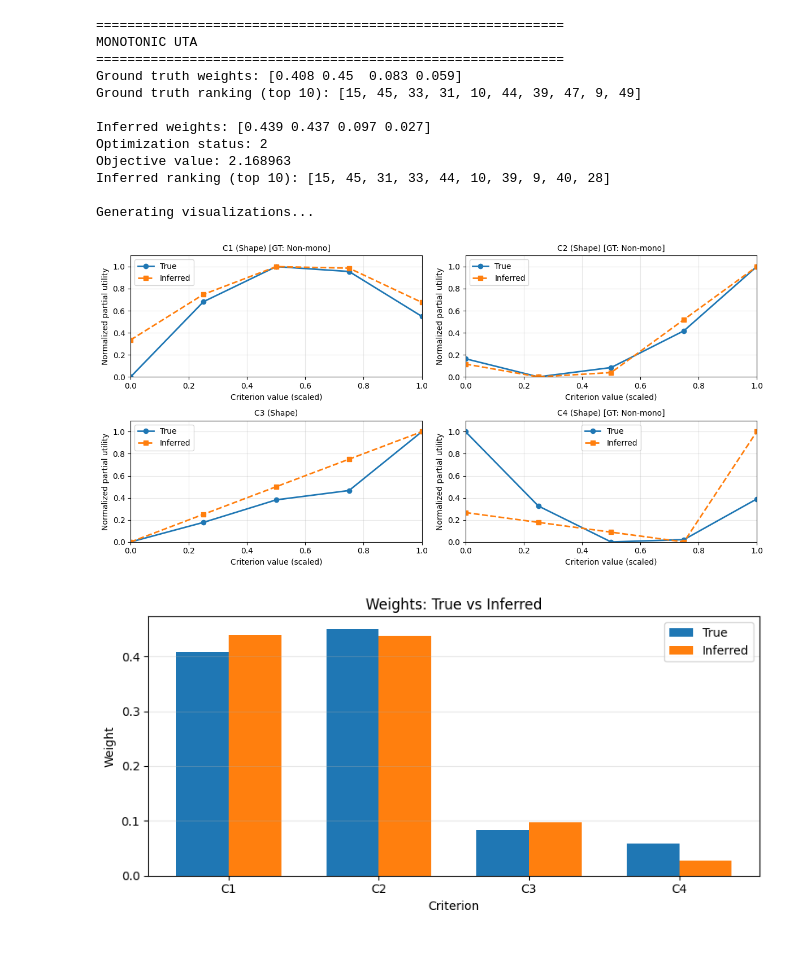
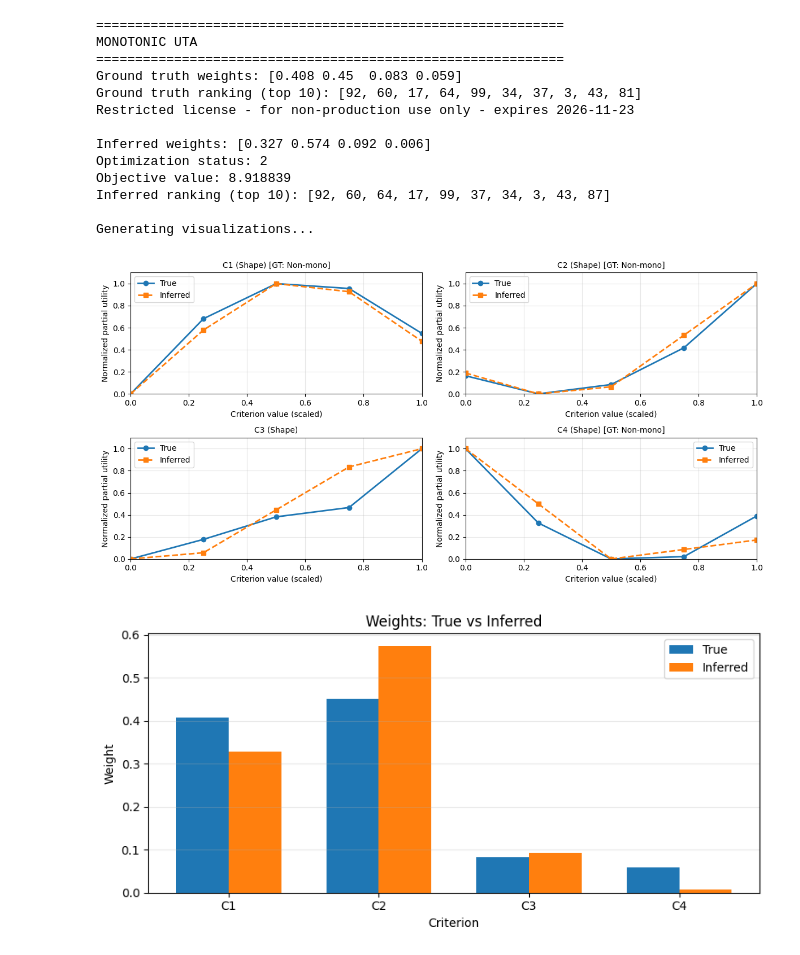
Before and after one commit to MathysBgh/UTA_project, a Jupyter notebook: uta_non_monotonic.ipynb, the cells around one changed output. Drawn from its saved outputs; the diff is of its cells as text; code cells hidden in the pictures.

Commit message:
Updates on non-monotonic version 2

```diff
--- a/uta_non_monotonic.ipynb
+++ b/uta_non_monotonic.ipynb
@@ -277,7 +277,6 @@ def uta_inf(
     verbose: bool = False,
 ) -> Dict[str, Any]:
     """
-    UTA inference proche de ta version UNIFIED :
 
     - use_non_monotonic = False : UTA classique monotone (comme avant)
     - use_non_monotonic = True  : tous les critères sont potentiellement non monotones
@@ -721,44 +720,45 @@ def run_protocol(
 # ==================== NON-MONOTONIC UTA ====================
 
 # Generate synthetic data
-np.random.seed(3)
-n, m, L = 50, 4, 5
+np.random.seed(7)
+n, m, L = 100, 4, 5
 X = np.random.randint(0, 100, size=(n, m))
 
 print("="*60)
 print("MONOTONIC UTA")
 print("="*60)
 
 # Generate monotonic ground truth
 gt_mono = uta_gt(X, L=L, seed=2)
 print(f"Ground truth weights: {np.round(gt_mono['weights'], 3)}")
 print(f"Ground truth ranking (top 10): {gt_mono['ranking'][:10]}")
 
 # Infer monotonic model
 res_mono = uta_inf(X, order=gt_mono['ranking'], L=L, use_non_monotonic=True, gamma_weight=0.5)
 print(f"\nInferred weights: {np.round(res_mono['weights'], 3)}")
 print(f"Optimization status: {res_mono['status']}")
 print(f"Objective value: {res_mono['obj']:.6f}")
 print(f"Inferred ranking (top 10): {res_mono['ranking'][:10]}")
 
 # Visualize monotonic results
 print("\nGenerating visualizations...")
 plot_value_functions(gt_mono, res_mono, mode="shape")
 plot_weights(gt_mono, res_mono)
 # %% [output]
 ============================================================
 MONOTONIC UTA
 ============================================================
 Ground truth weights: [0.408 0.45  0.083 0.059]
-Ground truth ranking (top 10): [15, 45, 33, 31, 10, 44, 39, 47, 9, 49]
+Ground truth ranking (top 10): [92, 60, 17, 64, 99, 34, 37, 3, 43, 81]
+Restricted license - for non-production use only - expires 2026-11-23
 
-Inferred weights: [0.439 0.437 0.097 0.027]
+Inferred weights: [0.327 0.574 0.092 0.006]
 Optimization status: 2
-Objective value: 2.168963
-Inferred ranking (top 10): [15, 45, 31, 33, 44, 10, 39, 9, 40, 28]
+Objective value: 8.918839
+Inferred ranking (top 10): [92, 60, 64, 17, 99, 37, 34, 3, 43, 87]
 
 Generating visualizations...
-[figure, old version]
+[figure, new version]
-[figure, old version]
+[figure, new version]
 # %%
 # ==================== COMPREHENSIVE EVALUATION ====================
```
Also changed, not shown: parts of 3 cells of this notebook.
